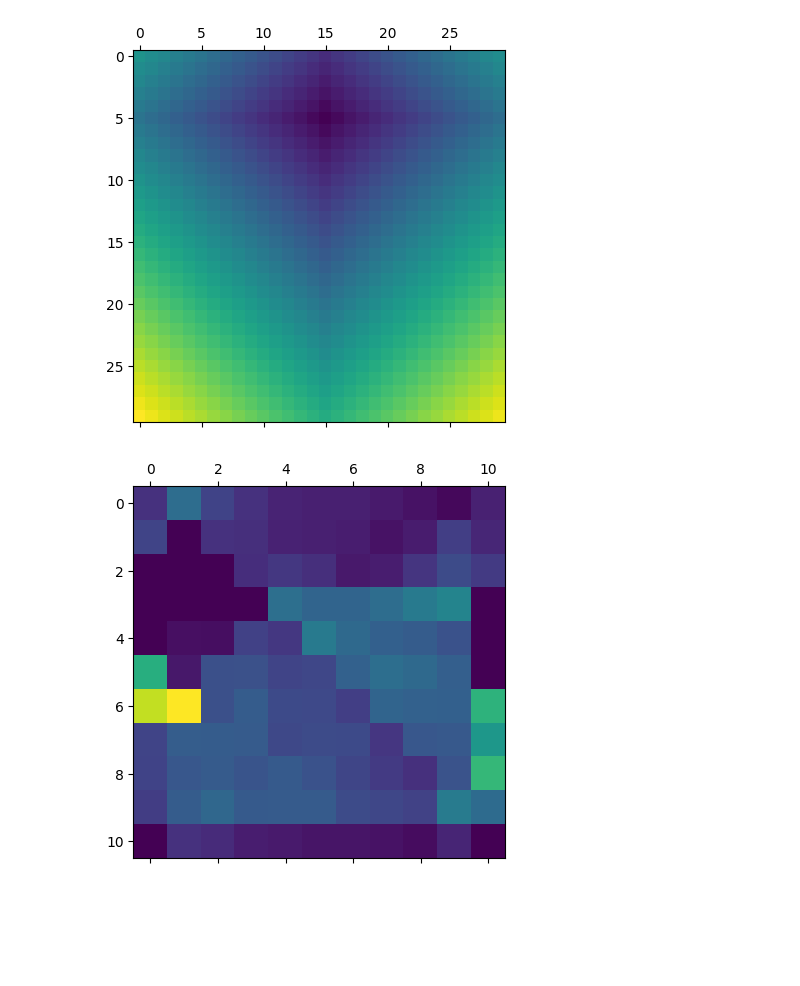
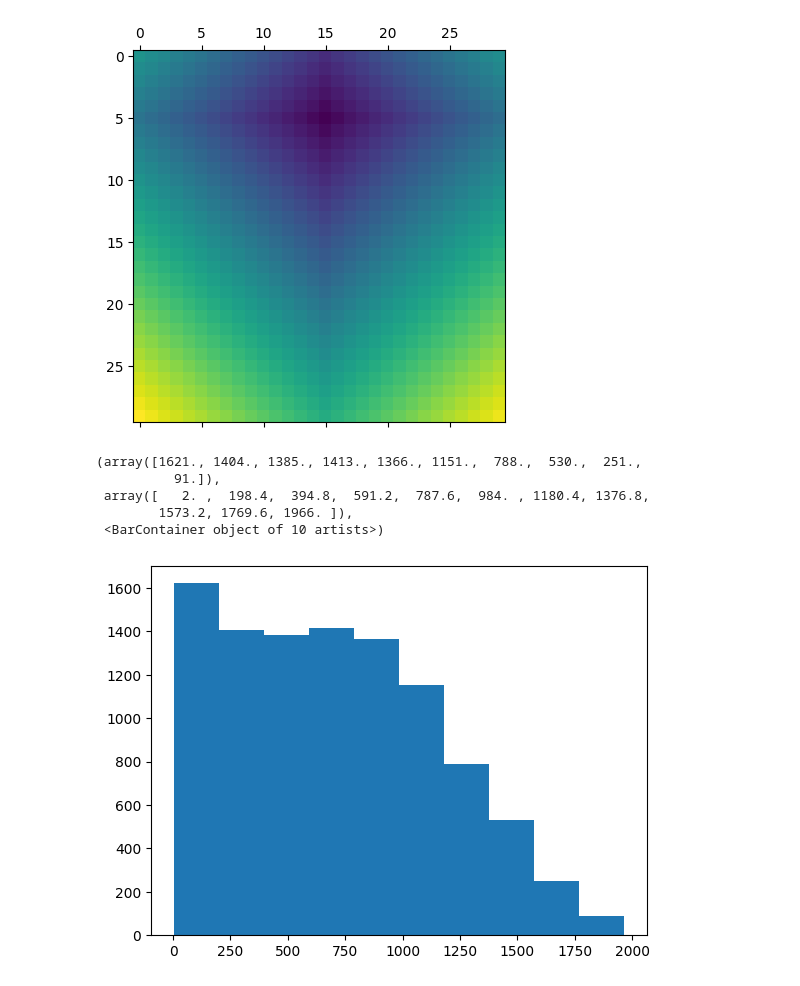
Before and after one commit to ricsi98/utvalasztas_verseny, a Jupyter notebook: baseline.ipynb, the cells around one changed output. Cells and saved outputs as stored; diff of their text form; code cells hidden in the pictures; blank space fills up the shorter version.

```diff
--- a/baseline.ipynb
+++ b/baseline.ipynb
@@ -119,77 +119,39 @@ def partial_cnt(w, h):
 
 def full_cnt(n, x, y):
     upright = partial_cnt(n-x, n-y-1)
     upleft = partial_cnt(n-y, x)
     downright = partial_cnt(y+1, n-x-1)
     downleft = partial_cnt(x+1, y)
     combined = Counter()
     for cnt in [upright, upleft, downright, downleft]:
         combined.update(cnt)
     return dict(combined), (upright, upleft, downright, downleft)
 
 
 def sample_distance(n, x, y, alpha):
     distance_counts, separate = full_cnt(n, x, y)
     max_distance = max(distance_counts.keys())
     values = np.arange(2, max_distance+1)
     probas = np.array([distance_counts[v] * float(v) ** -alpha for v in values])
     probas /= np.sum(probas)
     choice = np.random.choice(values, p=probas)
     return choice, distance_counts, separate
 
 
 directions = ["upright", "upleft", "downright", "downleft"]
 def sample_lrng(n, x, y, alpha):
     distance, combined, separate = sample_distance(n, x, y, alpha)
     index = np.random.randint(0, combined[distance])
-
-    selected_dir = None
-    for direction, cnt in zip(directions, separate):
-        if index < cnt[distance]:
-            selected_dir = direction
-            break
-        index -= cnt[distance]
-
-    if selected_dir == "upright":
-        w_box, h_box = n-x, n-y-1
-    elif selected_dir == "upleft":
-        w_box, h_box = n-y, x
-    elif selected_dir == "downright":
-        w_box, h_box = y+1, n-x-1
-    elif selected_dir == "downleft":
-        w_box, h_box = x+1, y
-
-
-    # randomize x,y such that their sum is equal to distance
-    min_x = max(distance - w_box, 0)
-    if min_x >= w_box:
-        dx = w_box
-    else:
-        dx = np.random.randint(min_x, w_box)
-    dy = distance - dx
-
-    if selected_dir == "upright":
-        off_x = dx + x
-        off_y = dy + y + 1
-    elif selected_dir == "upleft":
-        off_x = x - dy - 1
-        off_y = y + dx
-    elif selected_dir == "downright":
-        off_x = x + dy + 1
-        off_y = y - dx
-    elif selected_dir == "downleft":
-        off_x = x - dx
-        off_y = y - dy - 1
-    return off_x, off_y
+    return distance
+    print(distance, index)
 
 
 
-N = 10
-q = np.zeros((N+1,N+1))
-for _ in range(10000):
-    x, y = sample_lrng(N, 3, 1, 1)
-    q[x,y] += 1
-plt.matshow(q)
-plt.show()
+samples = [sample_lrng(1000, 3, 1, 1) for _ in range(10000)]
 # %% [output]
+(array([1621., 1404., 1385., 1413., 1366., 1151.,  788.,  530.,  251.,
+          91.]),
+ array([   2. ,  198.4,  394.8,  591.2,  787.6,  984. , 1180.4, 1376.8,
+        1573.2, 1769.6, 1966. ]),
+ <BarContainer object of 10 artists>)
-[figure, old version]
+[figure, new version]
```
Also changed, not shown: parts of 2 cells of this notebook.
